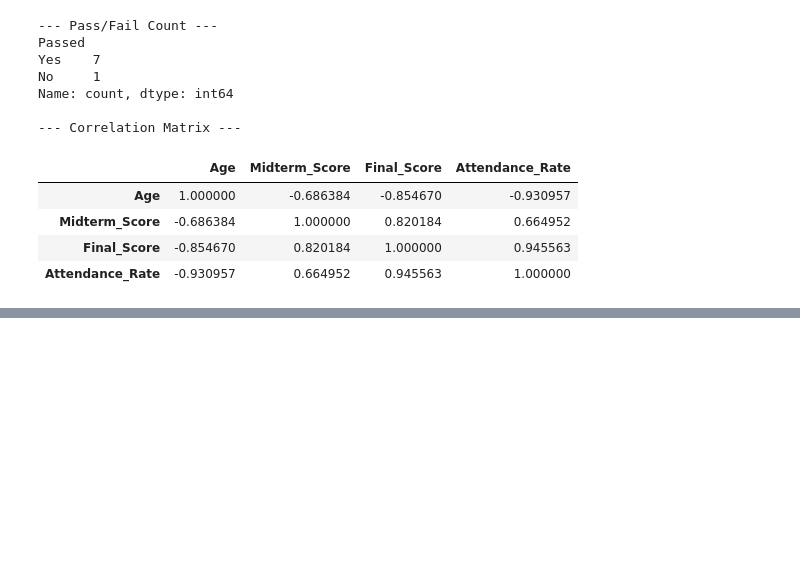
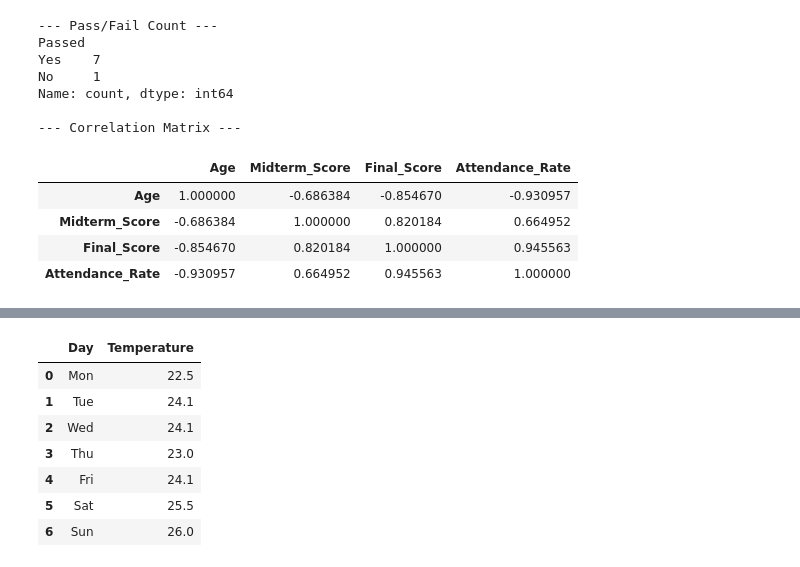
Before and after one commit to Jiya-786/Statistics_notes, a Jupyter notebook: TUT/TUT-2/pandas.ipynb, the cells around one changed output, grey strips where cells are left out. Drawn from its saved outputs; the diff is of its cells as text; code cells hidden in the pictures; blank space fills up the shorter version.

```diff
--- a/TUT/TUT-2/pandas.ipynb
+++ b/TUT/TUT-2/pandas.ipynb
@@ -248,0 +274,34 @@ Name: count, dtype: int64
+# %%
+# Exercise 2:Cleaning "Corrupt" Data**
+# In real-world statistics, sensors or systems often record errors as
+# specific numbers (like -999 or -1) instead of leaving them empty.
+
+# Scenario: You have temperature data from a sensor.
+# However, the sensor malfunctioned a few times and recorded -999.
+
+# Your Tasks:
+# Create the DataFrame using the provided dictionary.
+# Replace the value -999 with np.nan (Look at the Appendix Section C).
+# Fill the missing values (NaN) with the median of the Temperature column (not the mean!).
+# Display the cleaned DataFrame.*
+
+sensor_data = {
+    'Day': ['Mon', 'Tue', 'Wed', 'Thu', 'Fri', 'Sat', 'Sun'],
+    'Temperature': [22.5, 24.1, -999, 23.0, -999, 25.5, 26.0]
+}
+df=pd.DataFrame(sensor_data)
+df=df.replace(-999,np.nan)         # only df.replace(-999,np.nan) will not work.
+                                   # df will remain unchanged
+                                   # else we will have to use df.replace(-999,np.nan,inplace=True)
+temp_median=df['Temperature'].median()
+df['Temperature']=df['Temperature'].fillna(temp_median)
+display(df)
+# %% [output]
+|  | Day | Temperature |
+| 0 | Mon | 22.5 |
+| 1 | Tue | 24.1 |
+| 2 | Wed | 24.1 |
+| 3 | Thu | 23.0 |
+| 4 | Fri | 24.1 |
+| 5 | Sat | 25.5 |
+| 6 | Sun | 26.0 |
```
Also changed, not shown: parts of 3 cells of this notebook.
